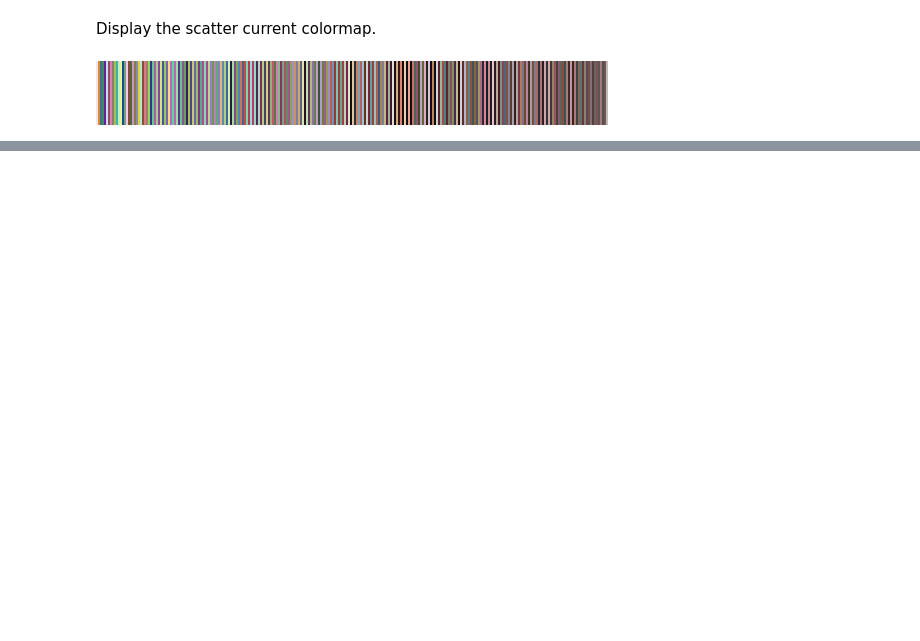
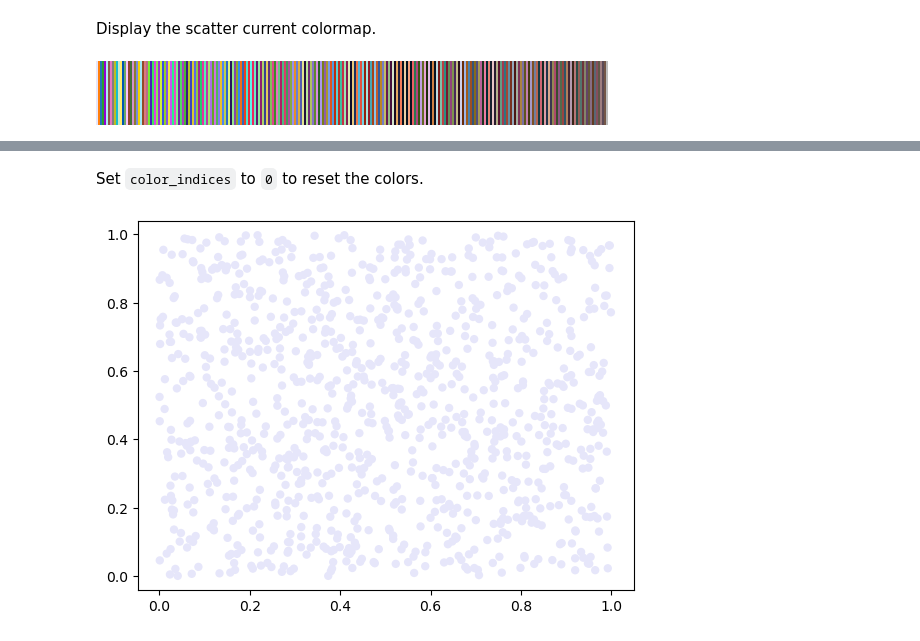
Before and after one commit to BiAPoL/biaplotter, a Jupyter notebook: docs/examples/scatter_artist_example.ipynb, the cells around one changed output, grey strips where cells are left out. Drawn from its saved outputs; the diff is of its cells as text; code cells hidden in the pictures; blank space fills up the shorter version.

```diff
--- a/docs/examples/scatter_artist_example.ipynb
+++ b/docs/examples/scatter_artist_example.ipynb
@@ -35,0 +54,7 @@ fig
+# %% [markdown]
+Set `color_indices` to `0` to reset the colors.
+# %%
+scatter.color_indices = 0
+fig
+# %% [output]
+[figure, added]
```
Also changed, not shown: parts of 9 cells of this notebook.
